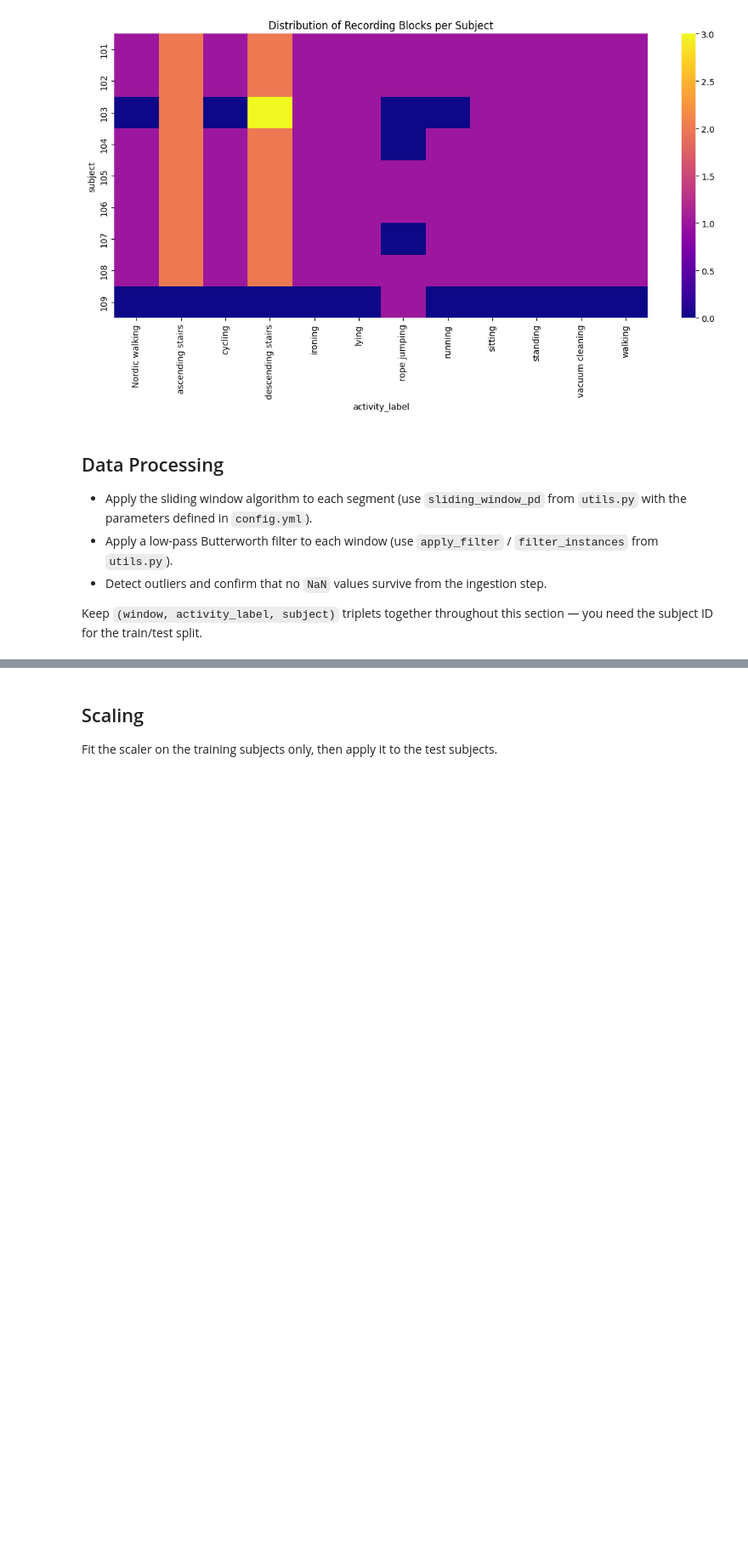
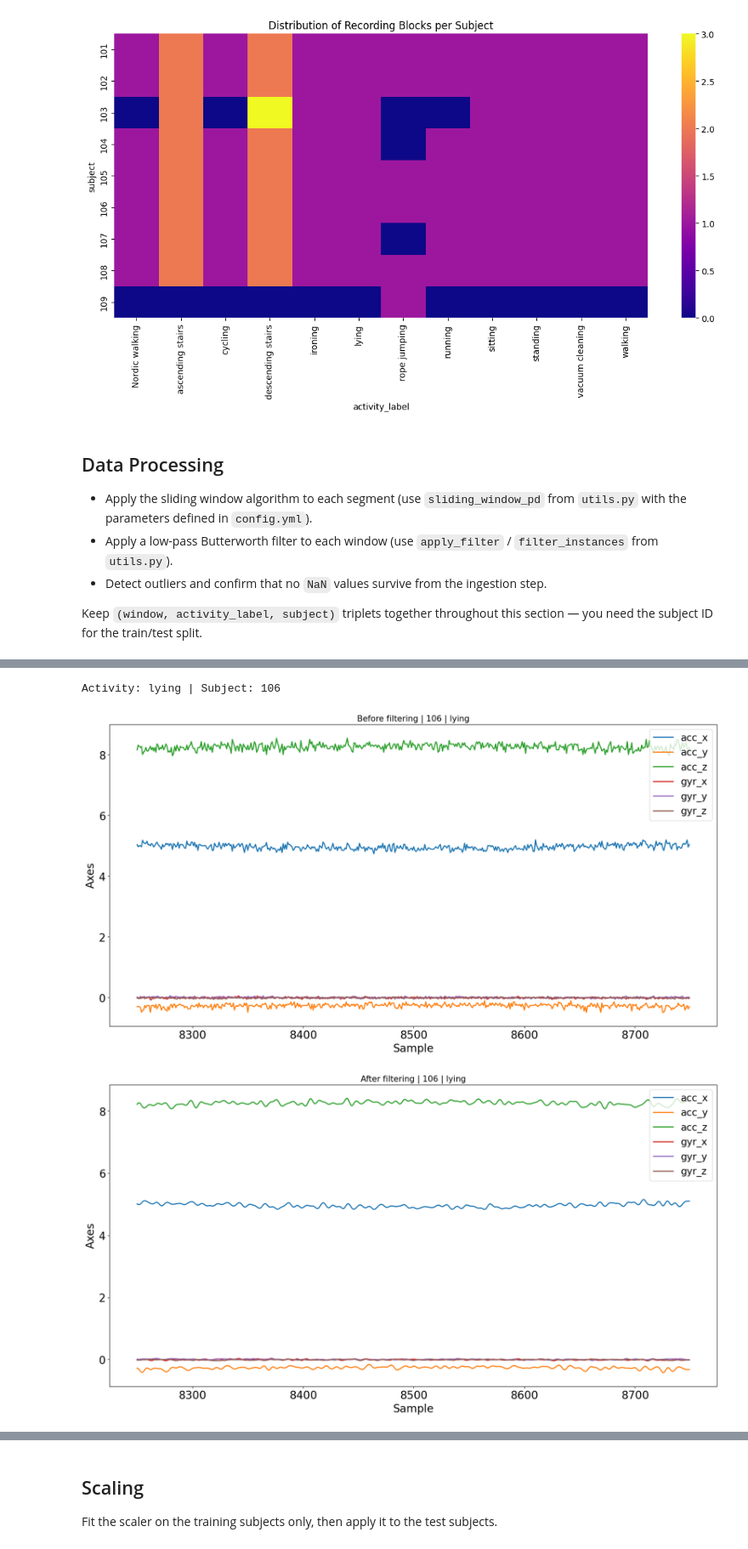
Before and after one commit to billystein25/AIoT-Project, a Jupyter notebook: aiot_project_time_series.ipynb, the cells around one changed output, grey strips where cells are left out. Shown at 85% size. Saved outputs shown, nothing was run; the diff lists cells and outputs as text; code cells hidden in the pictures; blank space fills up the shorter version.

```diff
--- a/aiot_project_time_series.ipynb
+++ b/aiot_project_time_series.ipynb
@@ -161,0 +203,27 @@ assert set(TRAIN_SUBJECTS).isdisjoint(TEST_SUBJECTS)
+# %%
+i = 30 # change to inspect different windows
+
+print(f"Activity: {test_windowpairs[i]['activity_label']} | Subject: {test_windowpairs[i]['subject']}")
+
+
+
+
+  # your window index
+
+
+
+# Before
+
+plot_instance_time_domain(test_windowpairs[i]['window'])
+plt.title(f"Before filtering | {test_windowpairs[i]['subject']} | {test_windowpairs[i]['activity_label']}", fontsize=15)
+plt.show()
+
+# After
+
+plot_instance_time_domain(filtered_test_list[i])
+plt.title(f"After filtering | {test_windowpairs[i]['subject']} | {test_windowpairs[i]['activity_label']}", fontsize=15)
+plt.show()
+# %% [output]
+Activity: lying | Subject: 106
+[figure, added]
+[figure, added]
```
Also changed, not shown: parts of 14 cells of this notebook, 1 other file.
